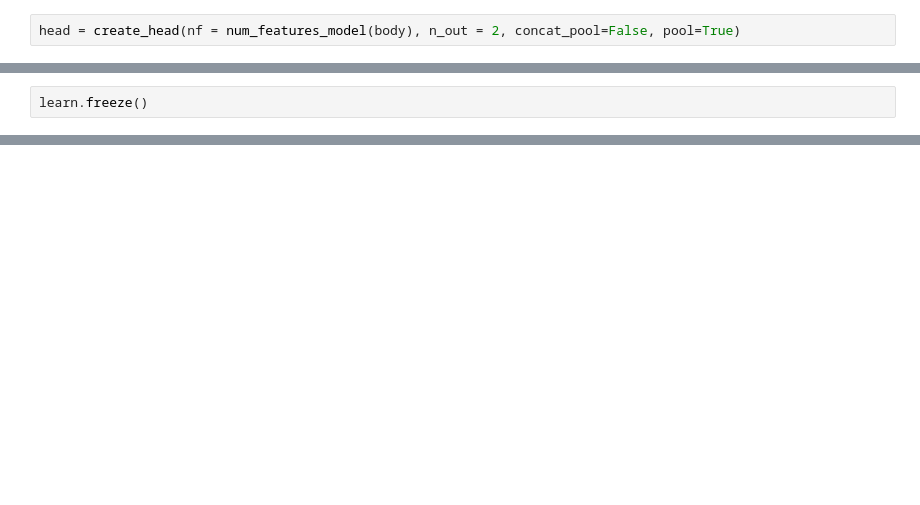
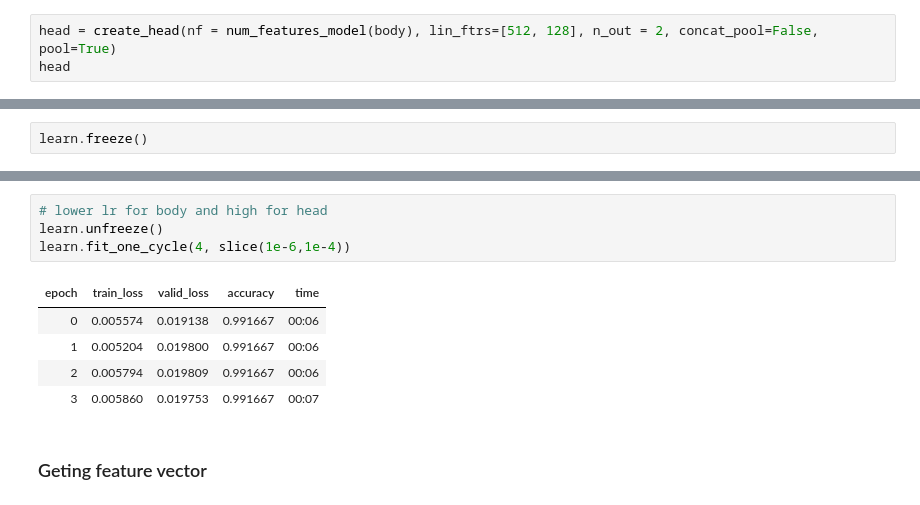
Before and after one commit to lkarjun/outfits-search, a Jupyter notebook: rimg_search.ipynb, the cells around one changed output, grey strips where cells are left out. Cells and saved outputs as stored; diff of their text form; blank space fills up the shorter version.

```diff
--- a/rimg_search.ipynb
+++ b/rimg_search.ipynb
@@ -52,4 +52,5 @@ x.shape, y.shape
 # %%
 body = create_body(resnet34, cut=-2)
 # %%
-head = create_head(nf = num_features_model(body), n_out = 2, concat_pool=False, pool=True)
+head = create_head(nf = num_features_model(body), lin_ftrs=[512, 128], n_out = 2, concat_pool=False, pool=True)
+head
@@ -98,0 +122,12 @@ learn.fit_one_cycle(4, 3e-3)
+# %%
+# lower lr for body and high for head
+learn.unfreeze()
+learn.fit_one_cycle(4, slice(1e-6,1e-4))
+# %% [output]
+| epoch | train_loss | valid_loss | accuracy | time |
+| 0 | 0.005574 | 0.019138 | 0.991667 | 00:06 |
+| 1 | 0.005204 | 0.019800 | 0.991667 | 00:06 |
+| 2 | 0.005794 | 0.019809 | 0.991667 | 00:06 |
+| 3 | 0.005860 | 0.019753 | 0.991667 | 00:07 |
+# %% [markdown]
+### Geting feature vector
```
Also changed, not shown: parts of 11 cells of this notebook.
